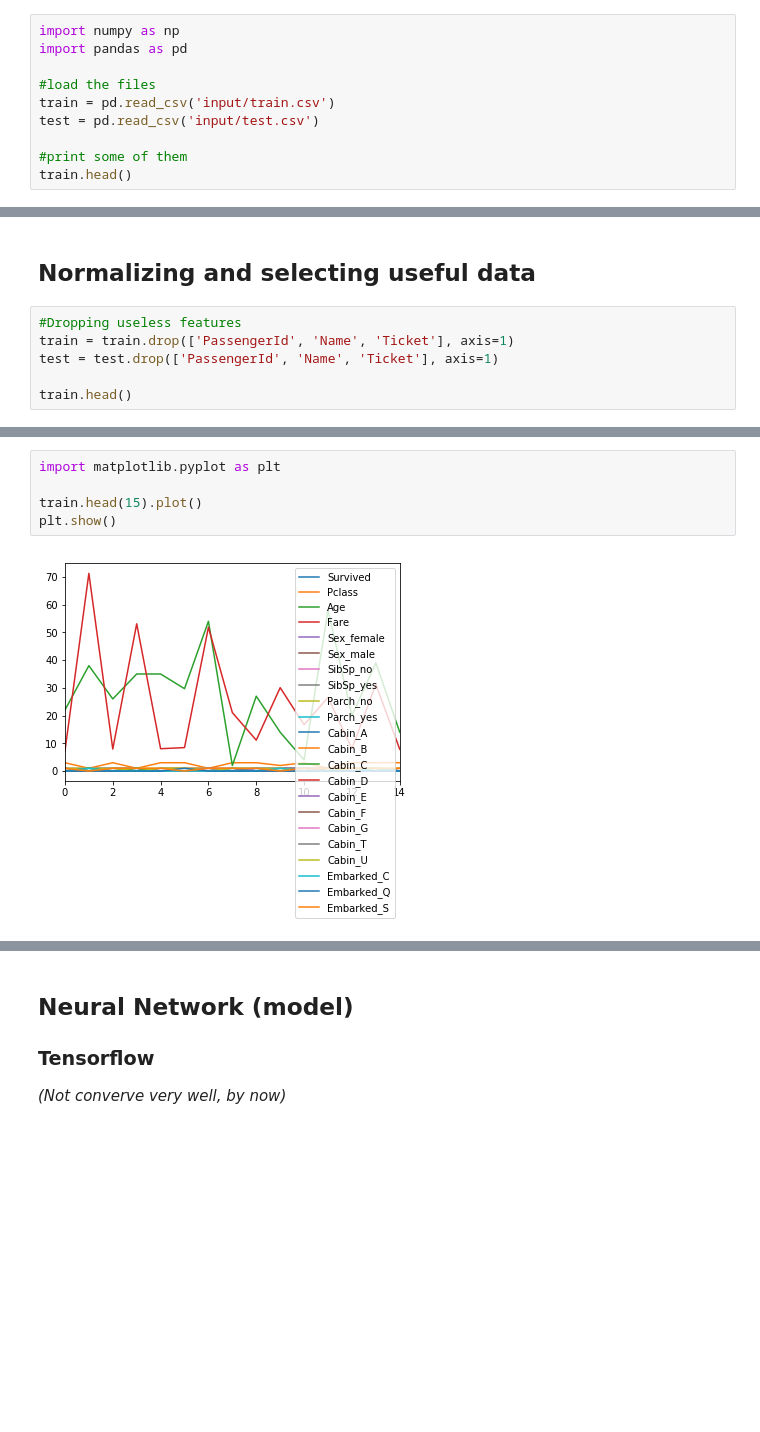
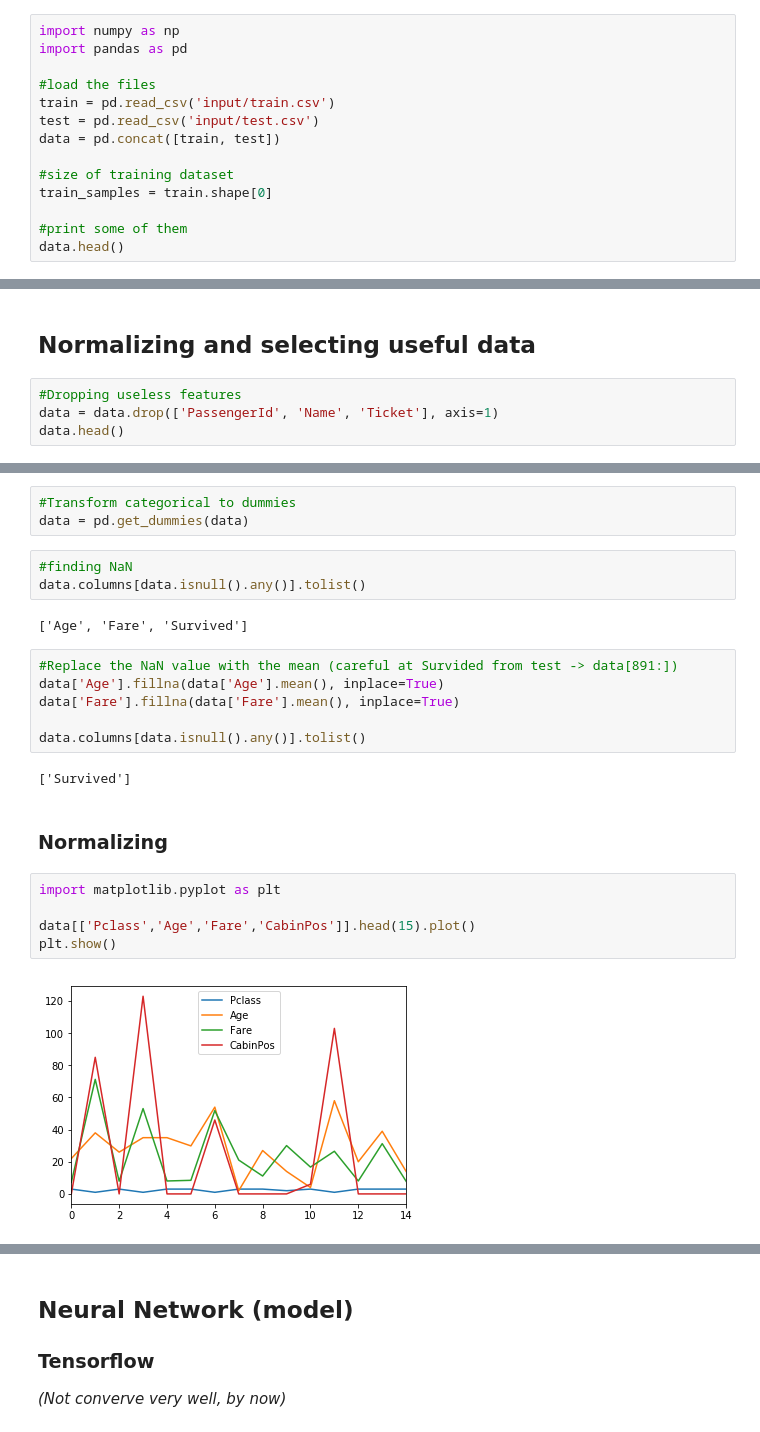
Before and after one commit to samuxiii/prototypes, a Jupyter notebook: notebooks/titanic/Titanic Survival.ipynb, the cells around one changed output, grey strips where cells are left out. Saved outputs shown, nothing was run; the diff lists cells and outputs as text; blank space fills up the shorter version.

Commit message:
Combined training and testing set

```diff
--- a/notebooks/titanic/Titanic Survival.ipynb
+++ b/notebooks/titanic/Titanic Survival.ipynb
@@ -11,7 +11,11 @@ import pandas as pd
 #load the files
 train = pd.read_csv('input/train.csv')
 test = pd.read_csv('input/test.csv')
+data = pd.concat([train, test])
+
+#size of training dataset
+train_samples = train.shape[0]
 
 #print some of them
-train.head()
+data.head()
 # %% [output]
@@ -110,8 +104,6 @@ Name: Fare, dtype: float64
 ## Normalizing and selecting useful data
 # %%
 #Dropping useless features
-train = train.drop(['PassengerId', 'Name', 'Ticket'], axis=1)
-test = test.drop(['PassengerId', 'Name', 'Ticket'], axis=1)
-
-train.head()
+data = data.drop(['PassengerId', 'Name', 'Ticket'], axis=1)
+data.head()
 # %% [output]
@@ -201,10 +169,28 @@ train.describe()
+# %%
+#Transform categorical to dummies
+data = pd.get_dummies(data)
+# %%
+#finding NaN
+data.columns[data.isnull().any()].tolist()
+# %% [output]
+['Age', 'Fare', 'Survived']
+# %%
+#Replace the NaN value with the mean (careful at Survided from test -> data[891:])
+data['Age'].fillna(data['Age'].mean(), inplace=True)
+data['Fare'].fillna(data['Fare'].mean(), inplace=True)
+
+data.columns[data.isnull().any()].tolist()
+# %% [output]
+['Survived']
+# %% [markdown]
+### Normalizing
 # %%
 import matplotlib.pyplot as plt
 
-train.head(15).plot()
+data[['Pclass','Age','Fare','CabinPos']].head(15).plot()
 plt.show()
 # %% [output]
-[figure, old version]
+[figure, new version]
 # %%
 #Squeeze the data to [0,1]
 from sklearn import preprocessing
```
Also changed, not shown: parts of 21 cells of this notebook.
